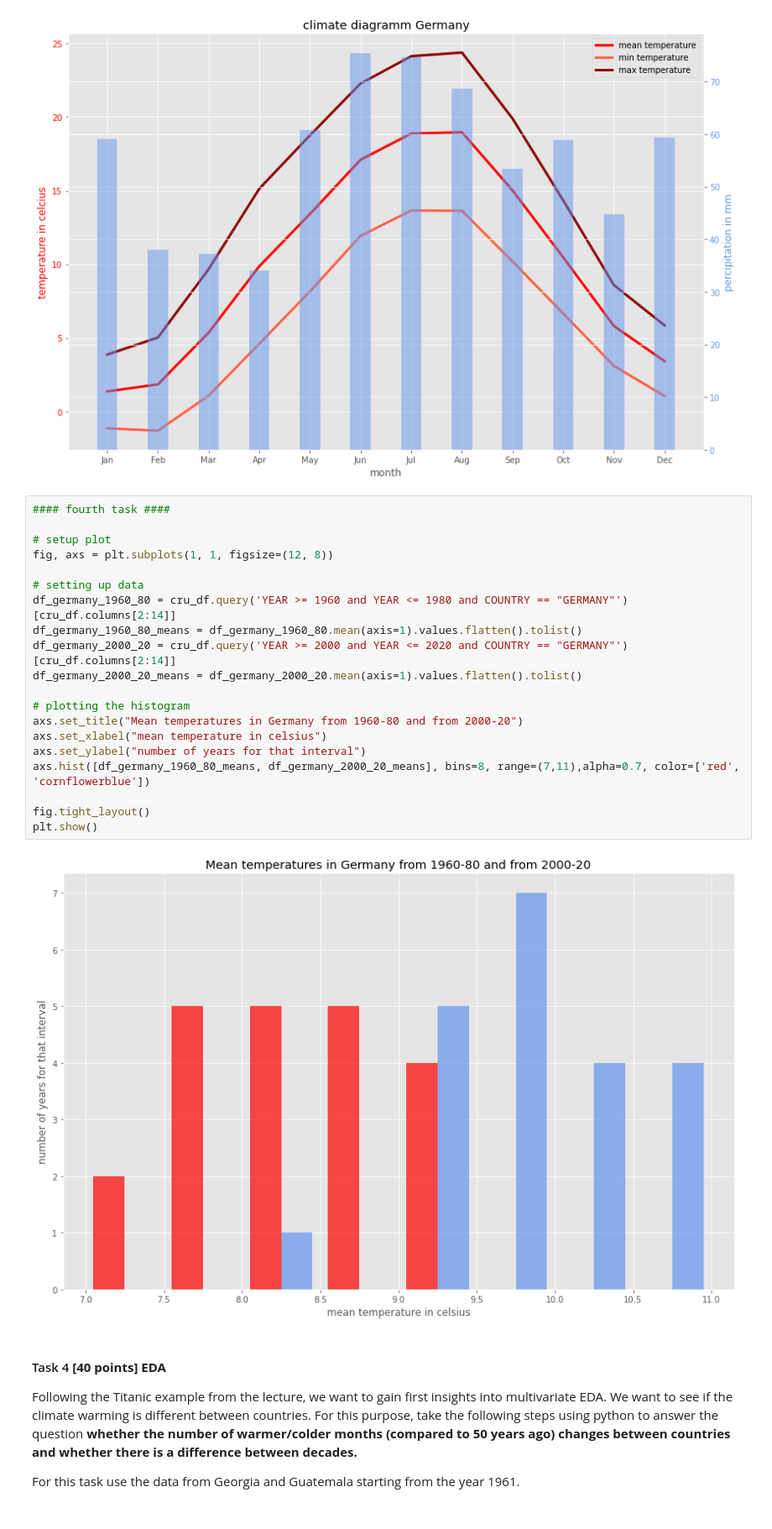
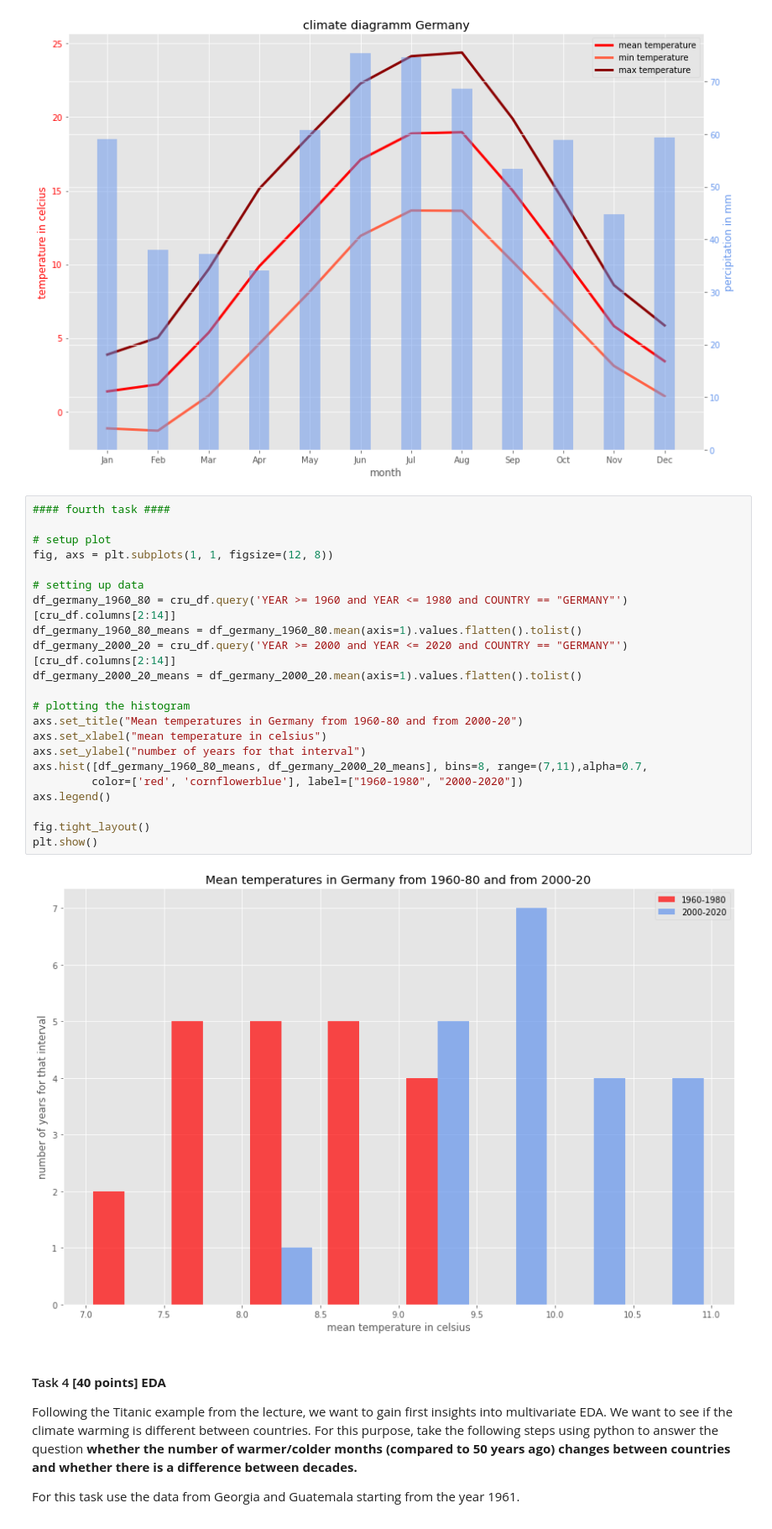
Before and after one commit to alschiessl/ResearchMethods, a Jupyter notebook: 21_RM_A02_Group.ipynb, the cells around one changed output. Shown: that part at 84% size. Drawn from its saved outputs; the diff is of its cells as text.

```diff
--- a/21_RM_A02_Group.ipynb
+++ b/21_RM_A02_Group.ipynb
@@ -197,25 +198,27 @@ plt.show()
 # %%
 #### fourth task ####
 
 # setup plot
 fig, axs = plt.subplots(1, 1, figsize=(12, 8))
 
 # setting up data
 df_germany_1960_80 = cru_df.query('YEAR >= 1960 and YEAR <= 1980 and COUNTRY == "GERMANY"')[cru_df.columns[2:14]]
 df_germany_1960_80_means = df_germany_1960_80.mean(axis=1).values.flatten().tolist()
 df_germany_2000_20 = cru_df.query('YEAR >= 2000 and YEAR <= 2020 and COUNTRY == "GERMANY"')[cru_df.columns[2:14]]
 df_germany_2000_20_means = df_germany_2000_20.mean(axis=1).values.flatten().tolist()
 
 # plotting the histogram
 axs.set_title("Mean temperatures in Germany from 1960-80 and from 2000-20")
 axs.set_xlabel("mean temperature in celsius")
 axs.set_ylabel("number of years for that interval")
-axs.hist([df_germany_1960_80_means, df_germany_2000_20_means], bins=8, range=(7,11),alpha=0.7, color=['red', 'cornflowerblue'])
+axs.hist([df_germany_1960_80_means, df_germany_2000_20_means], bins=8, range=(7,11),alpha=0.7,
+         color=['red', 'cornflowerblue'], label=["1960-1980", "2000-2020"])
+axs.legend()
 
 fig.tight_layout()
 plt.show()
 # %% [output]
-[figure, old version]
+[figure, new version]
 # %% [markdown]
 #### Task 4 **[40 points] EDA**
 
```
Also changed, not shown: parts of 3 cells of this notebook.
